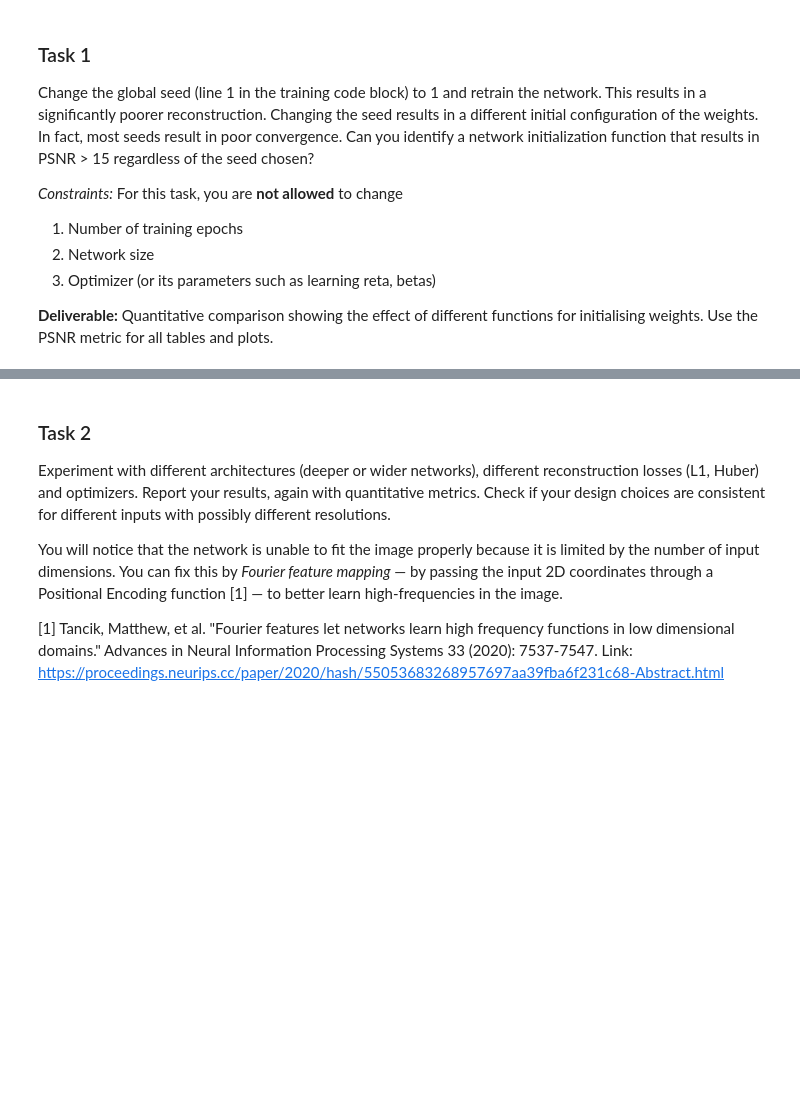
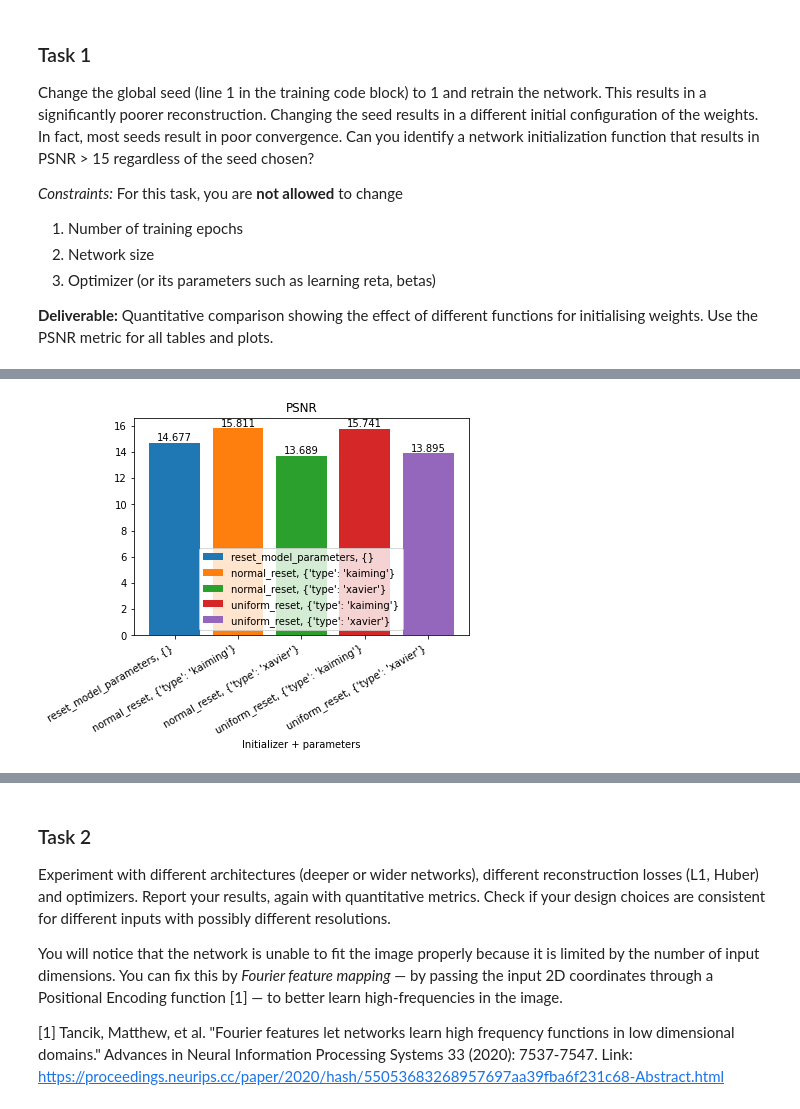
Before and after one commit to nyoma-diamond/L335_Exercise, a Jupyter notebook: implicit_neural_representation.ipynb, the cells around one changed output, grey strips where cells are left out. Cells and saved outputs as stored; diff of their text form; code cells hidden in the pictures; blank space fills up the shorter version.

```diff
--- a/implicit_neural_representation.ipynb
+++ b/implicit_neural_representation.ipynb
@@ -134,8 +156,6 @@ Change the global seed (line 1 in the training code block) to 1 and retrain the
 
 **Deliverable:** Quantitative comparison showing the effect of different functions for initialising weights. Use the PSNR metric for all tables and plots.
 # %%
-# Add code for Task 1
-
 # reset all model weights. With linear layers, this resets weights uniformly between ±(in_features)^(-1/2) (see: https://pytorch.org/docs/stable/_modules/torch/nn/modules/linear.html#Linear)
 def reset_model_parameters(model):
     for layer in model.children():
@@ -161,9 +181,9 @@ def normal_reset(model, bias=False, type=None):
                 case None:
                     nn.init.normal_(layer.weight)
                 case 'kaiming':
-                    nn.init.kaiming_normal_(layer.weight) #, nonlinearity='relu')
+                    nn.init.kaiming_normal_(layer.weight, nonlinearity='relu')
                 case 'xavier':
-                    nn.init.xavier_normal_(layer.weight) #, gain=nn.init.calculate_gain('relu'))
+                    nn.init.xavier_normal_(layer.weight, gain=nn.init.calculate_gain('relu'))
 
             if bias:
                 nn.init.normal_(layer.bias)
@@ -188,9 +208,9 @@ def uniform_reset(model, bias=False, type=None, bound=0.1):
                 case None:
                     nn.init.uniform_(layer.weight, -bound, bound)
                 case 'kaiming':
-                    nn.init.kaiming_uniform_(layer.weight) #, nonlinearity='relu')
+                    nn.init.kaiming_uniform_(layer.weight, nonlinearity='relu')
                 case 'xavier':
-                    nn.init.xavier_uniform_(layer.weight) #, gain=nn.init.calculate_gain('relu'))
+                    nn.init.xavier_uniform_(layer.weight, gain=nn.init.calculate_gain('relu'))
 
             if bias:
                 nn.init.uniform_(layer.bias, -bound, bound)
@@ -340,0 +352,19 @@ reset Linear(in_features=256, out_features=3, bias=True)
+# %%
+x = 0
+bars = []
+labels = []
+for init_fn_name, init_params_results in init_results.items():
+    for init_kwargs, (results, fig) in init_params_results.items():
+        labels.append(f'{init_fn_name}, {init_kwargs}')
+        bar = plt.bar(x, results['psnr'][-1], label=labels[-1])
+        plt.bar_label(bar, fmt='{:.3f}')
+        x += 1
+
+plt.title('PSNR')
+plt.xticks(np.arange(x), labels, rotation=30, ha='right', va='top')
+plt.xlabel('Initializer + parameters')
+plt.legend(loc='lower center')
+
+plt.show()
+# %% [output]
+[figure, added]
```
Also changed, not shown: parts of 9 cells of this notebook.
